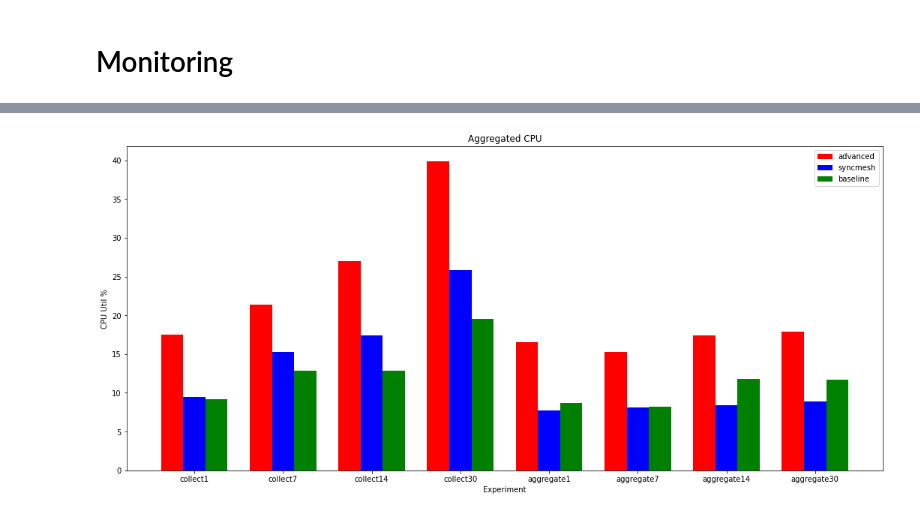
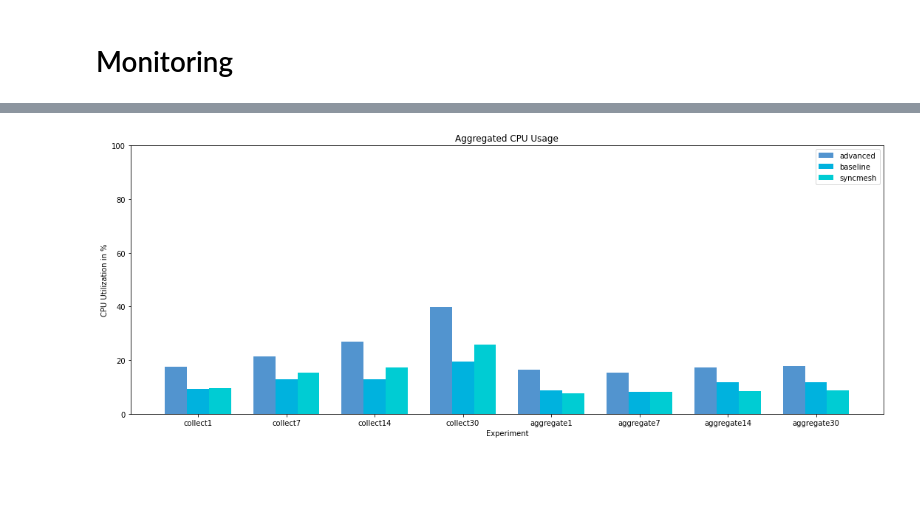
Before and after one commit to dos-group/syncmesh, a Jupyter notebook: evaluation/03_Pcap.ipynb, the cells around one changed output, grey strips where cells are left out. Drawn from its saved outputs; the diff is of its cells as text; code cells hidden in the pictures; blank space fills up the shorter version.

Commit message:
resolve todos

```diff
--- a/evaluation/03_Pcap.ipynb
+++ b/evaluation/03_Pcap.ipynb
@@ -24,12 +26,15 @@ from sharedVariables import *
 # %%
 # Datasets
 dataset_sources = {
-    'advanced': 'data/data-advanced-mongo-with-latency-3/20210922-17-experiment-advanced-mongo-with-latency-3',
-    'baseline': 'data/data-baseline-with-latency-3/20210922-17-experiment-baseline-with-latency-3',
-    'syncmesh': 'data/data-syncmesh-with-latency-3/20210922-17-experiment-syncmesh-with-latency-3'
+    'advanced': 'data/data-advanced-mongo-with-latency-3/20210926-12-experiment-advanced-mongo-with-latency-3',
+    'baseline': 'data/data-baseline-with-latency-3/20210926-12-experiment-baseline-with-latency-3',
+    'syncmesh': 'data/data-syncmesh-with-latency-3/20210926-12-experiment-syncmesh-with-latency-3'
 }
-print(ci)
-ci = "true"
+try:
+    print(ci)
+except Exception:
+    ci = False
+
 if ci == "true":
     dataset_sources = {}
     print("Running CI Data detection")
@@ -630,9 +639,7 @@ for source in monitoring_datasets:
 # %%
-colors = ["r", "b", "g"]
-# TODO: Only use two buckets collect and aggregate
+colors = ["#5294CF", "#00B2DE", "#00CCD3"]
 def drawMonitoringCPUComparison(experiment_datasets):
-    fig = plt.figure(figsize=(14, 6))
-    ax = fig.add_axes([0,0,1,1])
+    fig, ax = plt.subplots(1, 1, tight_layout=True, figsize=(15, 6))
     labels = np.array([])
     for index, source in enumerate(experiment_datasets):
         X = np.arange(len(experiment_datasets[source].keys()))
@@ -644,33 +651,34 @@ def drawMonitoringCPUComparison(experiment_datasets):
             columns = df.columns
 
             cpu_util = np.array([])
             num_instances = 0
             for col in columns:
                 if col.startswith("cpu_") and "orchestrator" not in col:
                     # print(df[col])
                     num_instances = num_instances + 1
                     cpu_util = np.append(cpu_util, [df[col]])
                     # ax.plot(df.index, df[col]*100, label=col)
             # print(cpu_util)
             # print(np.mean(cpu_util))
             # See here for Formula for comparise
             sum_cpu_util = np.append(sum_cpu_util, np.mean(cpu_util) * num_instances)
         # print(sum_cpu_util)
         ax.bar(X - 0.25 + (0.25 * index), sum_cpu_util * 100, color = colors[index], width = 0.25)
 
     # set title and legend
-    ax.set_title('Aggregated CPU')
-    ax.set_ylabel("CPU Util %")
+    ax.set_title('Aggregated CPU Usage')
+    ax.set_ylabel("CPU Utilization in %")
+    ax.set_ybound(0,100)
     ax.set_xlabel("Experiment")
     ax.legend(labels=labels)
     # box = ax.get_position()
     # # ax.set_position([box.x0, box.y0, box.width * 0.8, box.height])
     # ax.legend(loc='upper left', bbox_to_anchor=(1.05, 1))
     # fig.autofmt_xdate()
     plt.xticks(X, X_labels)
     fig.savefig("out/cpu_comparison.png")
     plt.show()
 
 drawMonitoringCPUComparison(monitoring_experiment_datasets)
 # %% [output]
-[figure, old version]
+[figure, new version]
```
Also changed, not shown: parts of 14 cells of this notebook.
